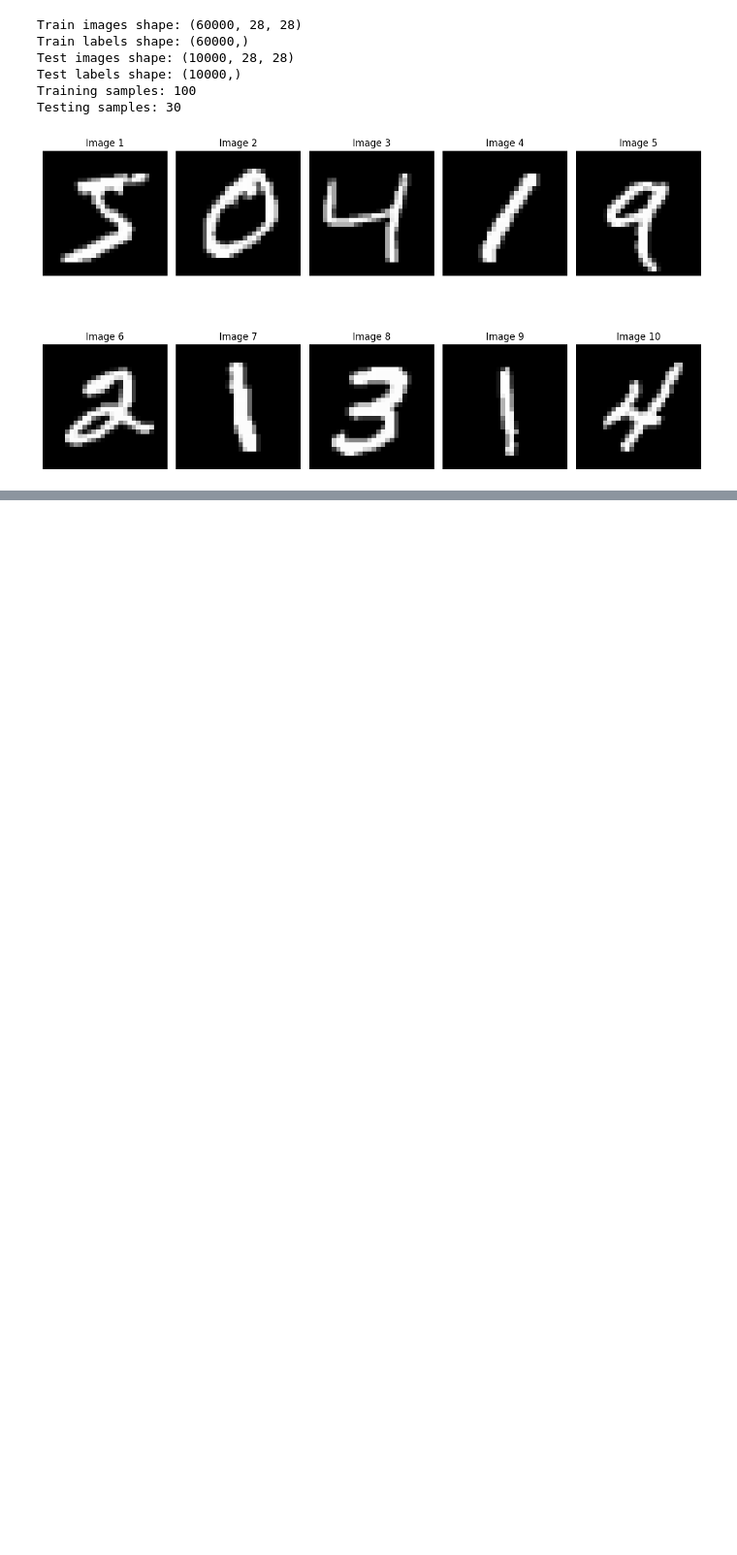
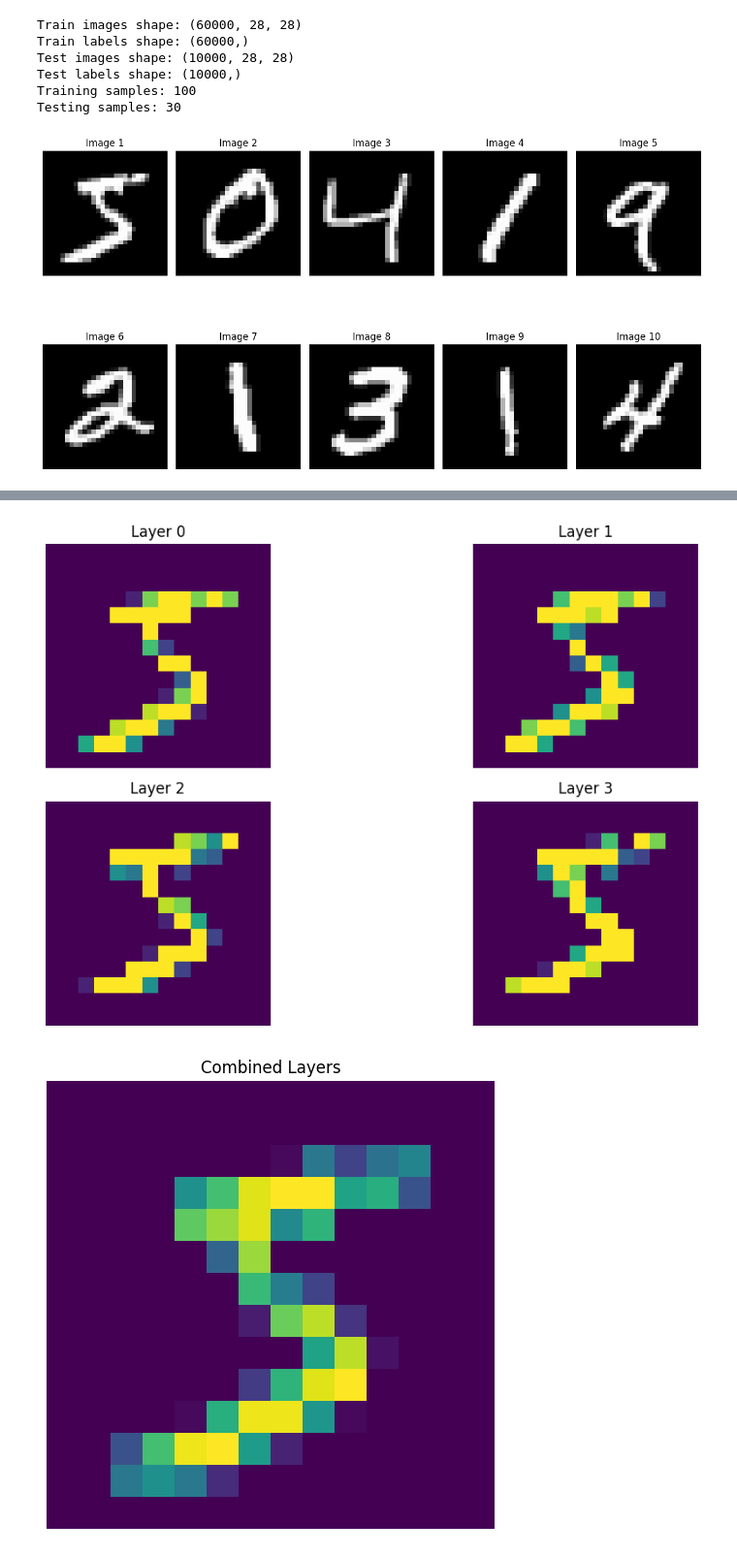
Before and after one commit to Tentacall/GridProjectHealth-Care, a Jupyter notebook: experiment/cirq.ipynb, the cells around one changed output, grey strips where cells are left out. Shown at 97% size. Saved outputs shown, nothing was run; the diff lists cells and outputs as text; code cells hidden in the pictures; blank space fills up the shorter version.

```diff
--- a/experiment/cirq.ipynb
+++ b/experiment/cirq.ipynb
@@ -29,6 +29,7 @@ class Kernel:
     def kernel1(self, P):
         # detects edge for weight (255,255,255)
         Q = [cirq.GridQubit(i,0) for i in range(4)]
+        keys = ["q0", "q1", "q2", "q3"]
 
         circuit = cirq.Circuit()
         for i in range(4):
@@ -37,14 +38,20 @@ class Kernel:
         for i in range(3):
             circuit.append(cirq.CNOT(Q[i],Q[i+1]))
 
-        circuit.append(cirq.measure(Q[3], key="q3"))
-        return circuit, ["q3"]
+        for i in range(4):
+            circuit.append(cirq.measure(Q[i], key=keys[i]))
+
+        return circuit, keys
 
     def kernel2(self, P):
         Q = [cirq.GridQubit(i,0) for i in range(4)]
         W = [cirq.GridQubit(i,1) for i in range(3)]
+        keys = ["q0", "q1", "q2", "q3"]
 
         circuit = cirq.Circuit()
+        # for i in range(4):
+        #     circuit.append(cirq.H(Q[i]))
+
         for i in range(4):
             circuit.append(cirq.ry(P[i]/255 * pi).on(Q[i]))
 
@@ -54,8 +61,12 @@ class Kernel:
         for i in range(3):
             circuit.append(cirq.TOFFOLI(W[i], Q[i], Q[i+1]))
 
-        circuit.append(cirq.measure(Q[3], key="q3"))
-        return circuit, ["q3"]
+        for i in range(3):
+            circuit.append(cirq.ZZ(Q[i], Q[i+1]))
+
+        for i in range(4):
+            circuit.append(cirq.measure(Q[i], key=keys[i]))
+        return circuit, keys
 # %%
 def main(circuit, keys):
     # circuit = simple_quantum_circuit()
@@ -72,7 +83,7 @@ def main(circuit, keys):
     for k in keys:
       print(k, ": ",result.histogram(key=k), (result.histogram(key=k)[1]))
 # %%
-circuit, keys = Kernel().kernel1([0,0,0,0])
+circuit, keys = Kernel().kernel2([0,12,230,0])
 main(circuit, keys)
 # %% [output]
 Quantum Circuit:
@@ -167,0 +192,26 @@ plt.show()
+# %%
+# Generate some example data
+image_shape = processed_image.shape
+image_data = processed_image
+
+# Visualize individual layers
+num_layers = image_shape[-1]
+plt.figure(figsize=(12, 6))
+for i in range(num_layers):
+    plt.subplot(2, num_layers // 2, i + 1)
+    plt.imshow(image_data[:, :, i], cmap='viridis')
+    plt.title(f'Layer {i}')
+    plt.axis('off')
+plt.tight_layout()
+plt.show()
+
+# Combine layers
+combined_image = np.sum(image_data, axis=-1)  # Sum the channels for visualization
+plt.figure(figsize=(6, 6))
+plt.imshow(combined_image, cmap='viridis')
+plt.title('Combined Layers')
+plt.axis('off')
+plt.show()
+# %% [output]
+[figure, added]
+[figure, added]
```
Also changed, not shown: parts of 3 cells of this notebook, 2 other files.
